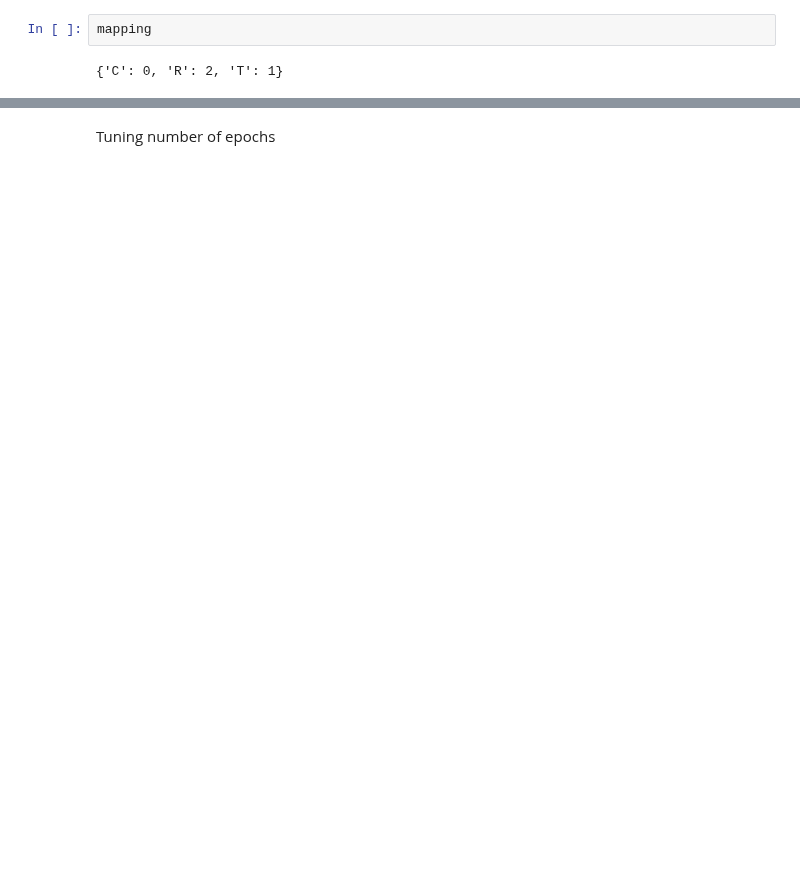
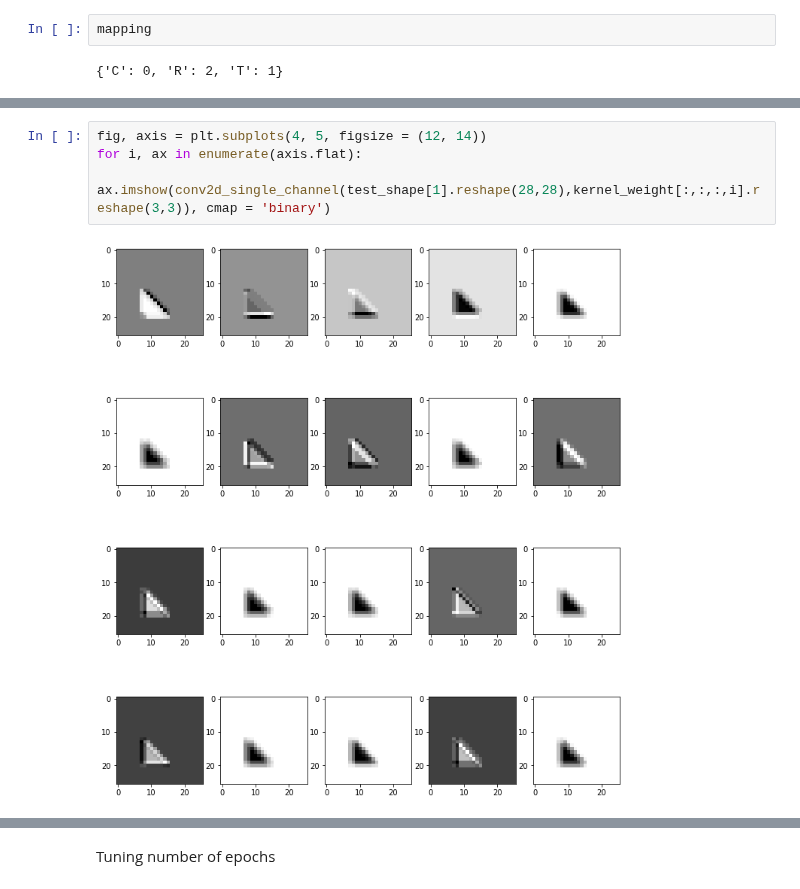
Before and after one commit to wdon021/From_Colab, a Jupyter notebook: Assignment3_v3.ipynb, the cells around one changed output, grey strips where cells are left out. Drawn from its saved outputs; the diff is of its cells as text; blank space fills up the shorter version.

```diff
--- a/Assignment3_v3.ipynb
+++ b/Assignment3_v3.ipynb
@@ -291,0 +346,6 @@ for i, ax in enumerate(axis.flat):
+# %%
+fig, axis = plt.subplots(4, 5, figsize = (12, 14))
+for i, ax in enumerate(axis.flat):
+  ax.imshow(conv2d_single_channel(test_shape[1].reshape(28,28),kernel_weight[:,:,:,i].reshape(3,3)), cmap = 'binary')
+# %% [output]
+[figure, added]
```
Also changed, not shown: parts of 41 cells of this notebook.
